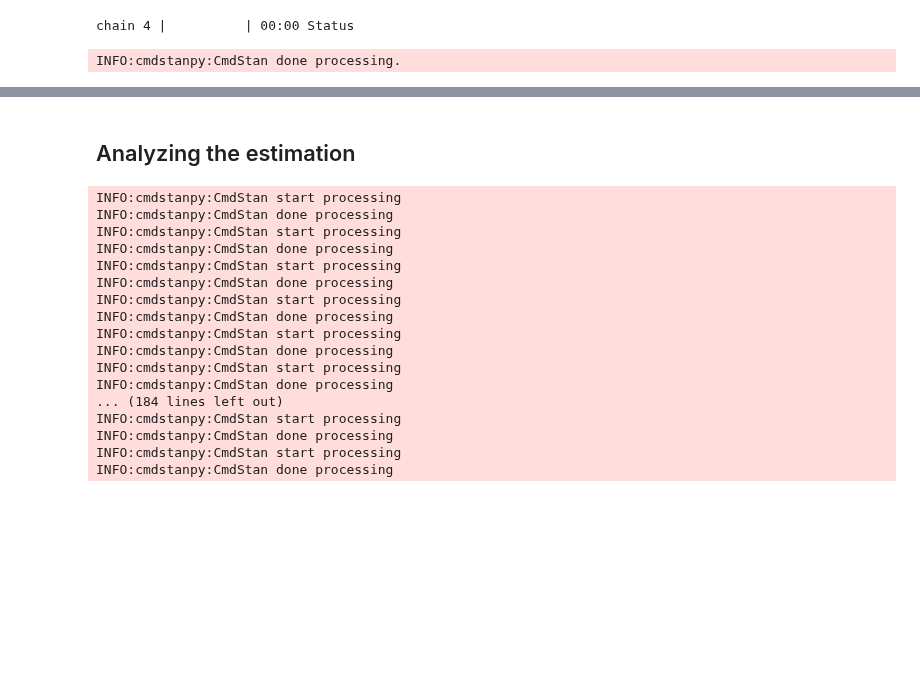
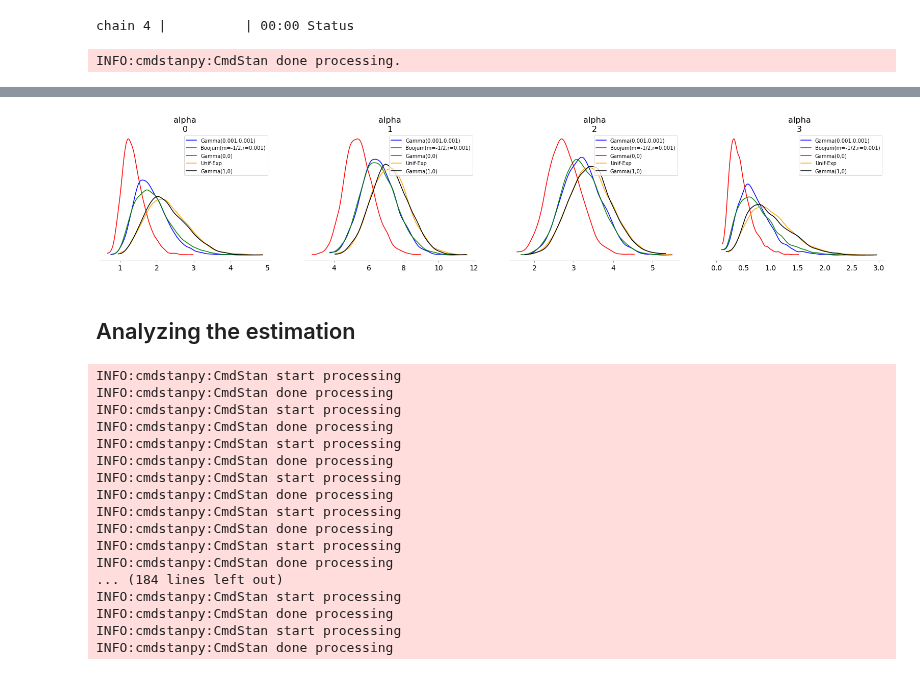
Before and after one commit to lucasmoschen/bivariate-beta, a Jupyter notebook: notebooks/bayesian_estimation_biv_beta.ipynb, the cells around one changed output, grey strips where cells are left out. Cells and saved outputs as stored; diff of their text form; code cells hidden in the pictures; blank space fills up the shorter version.

```diff
--- a/notebooks/bayesian_estimation_biv_beta.ipynb
+++ b/notebooks/bayesian_estimation_biv_beta.ipynb
@@ -120,0 +166,11 @@ model_fit.summary()
+# %%
+data['prior_alpha'] = 1
+model_fit1 = model_v2.sample(data=data, chains=4, iter_sampling=1000, show_progress=False)
+data['prior_alpha'] = 2
+model_fit2 = model_v2.sample(data=data, chains=4, iter_sampling=1000, show_progress=False)
+data['prior_alpha'] = 3
+model_fit3 = model_v2.sample(data=data, chains=4, iter_sampling=1000, show_progress=False)
+data['prior_alpha'] = 4
+model_fit4 = model_v2.sample(data=data, chains=4, iter_sampling=1000, show_progress=False)
+data['prior_alpha'] = 5
+model_fit5 = model_v2.sample(data=data, chains=4, iter_sampling=1000, show_progress=False)
@@ -121,3 +193,12 @@ model_fit.summary()
+# %%
+ax = az.plot_posterior(model_fit1, var_names=['alpha'], hdi_prob='hide', point_estimate=None, color='blue', label='Gamma(0.001,0.001)')
+az.plot_posterior(model_fit2, var_names=['alpha'], ax=ax, hdi_prob='hide', point_estimate=None, color='red', label='Boojum(m=-1/2,r=0.001)')
+az.plot_posterior(model_fit3, var_names=['alpha'], ax=ax, hdi_prob='hide', point_estimate=None, color='green', label='Gamma(0,0)')
+az.plot_posterior(model_fit4, var_names=['alpha'], ax=ax, hdi_prob='hide', point_estimate=None, color='orange', label='Unif-Exp')
+az.plot_posterior(model_fit5, var_names=['alpha'], ax=ax, hdi_prob='hide', point_estimate=None, color='black', label='Gamma(1,0)')
+plt.show()
+# %% [output]
+[figure, added]
 # %% [markdown]
 ## Analyzing the estimation
 # %%
```
Also changed, not shown: parts of 26 cells of this notebook, 2 other files.
